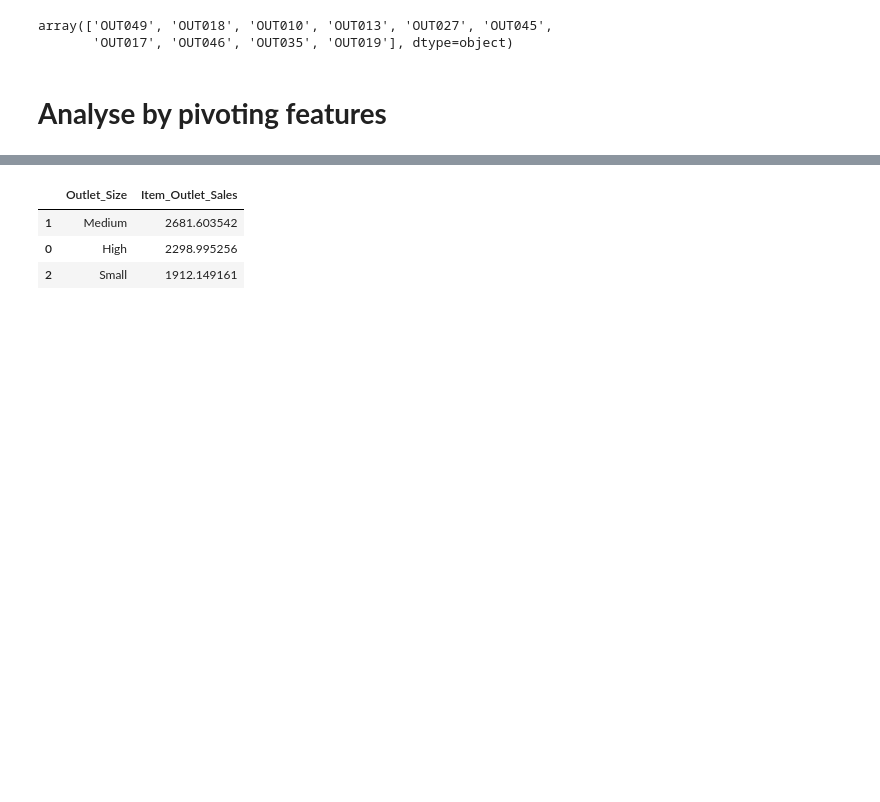
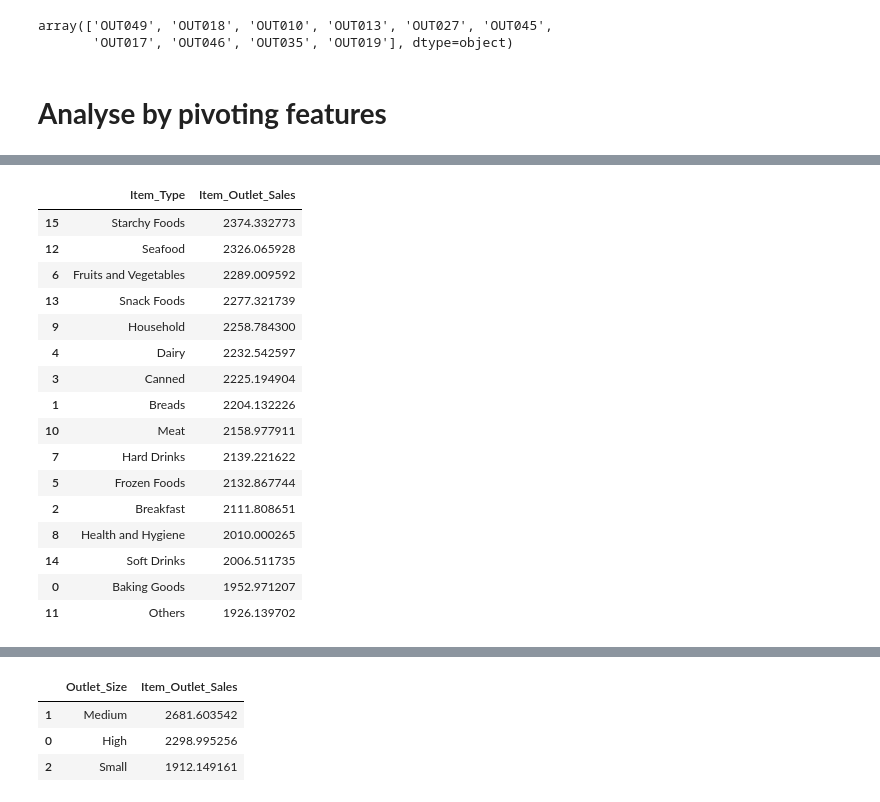
Before and after one commit to elseagle/S-Big-Mart-Sales-III, a Jupyter notebook: S- Big Mart Sales III.ipynb, the cells around one changed output, grey strips where cells are left out. Drawn from its saved outputs; the diff is of its cells as text; code cells hidden in the pictures; blank space fills up the shorter version.

```diff
--- a/S- Big Mart Sales III.ipynb
+++ b/S- Big Mart Sales III.ipynb
@@ -92,0 +103,22 @@ array(['OUT049', 'OUT018', 'OUT010', 'OUT013', 'OUT027', 'OUT045',
+# %%
+df[["Item_Type", "Item_Outlet_Sales"]].groupby(['Item_Type'], as_index=False).mean().sort_values(by='Item_Outlet_Sales', ascending=False)
+
+#maybe dropped..seems evenly distributed.
+# %% [output]
+|  | Item_Type | Item_Outlet_Sales |
+| 15 | Starchy Foods | 2374.332773 |
+| 12 | Seafood | 2326.065928 |
+| 6 | Fruits and Vegetables | 2289.009592 |
+| 13 | Snack Foods | 2277.321739 |
+| 9 | Household | 2258.784300 |
+| 4 | Dairy | 2232.542597 |
+| 3 | Canned | 2225.194904 |
+| 1 | Breads | 2204.132226 |
+| 10 | Meat | 2158.977911 |
+| 7 | Hard Drinks | 2139.221622 |
+| 5 | Frozen Foods | 2132.867744 |
+| 2 | Breakfast | 2111.808651 |
+| 8 | Health and Hygiene | 2010.000265 |
+| 14 | Soft Drinks | 2006.511735 |
+| 0 | Baking Goods | 1952.971207 |
+| 11 | Others | 1926.139702 |
```
Also changed, not shown: parts of 25 cells of this notebook.
